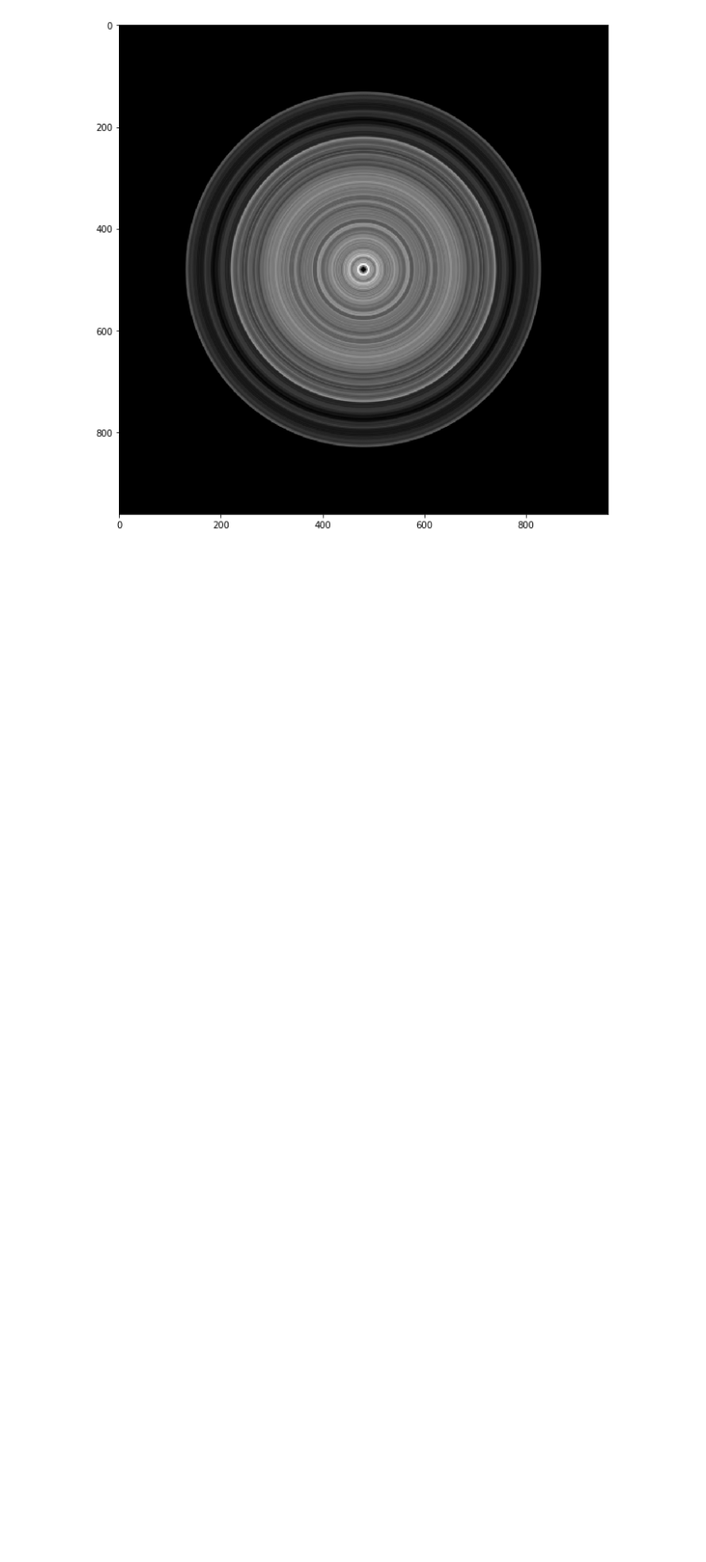
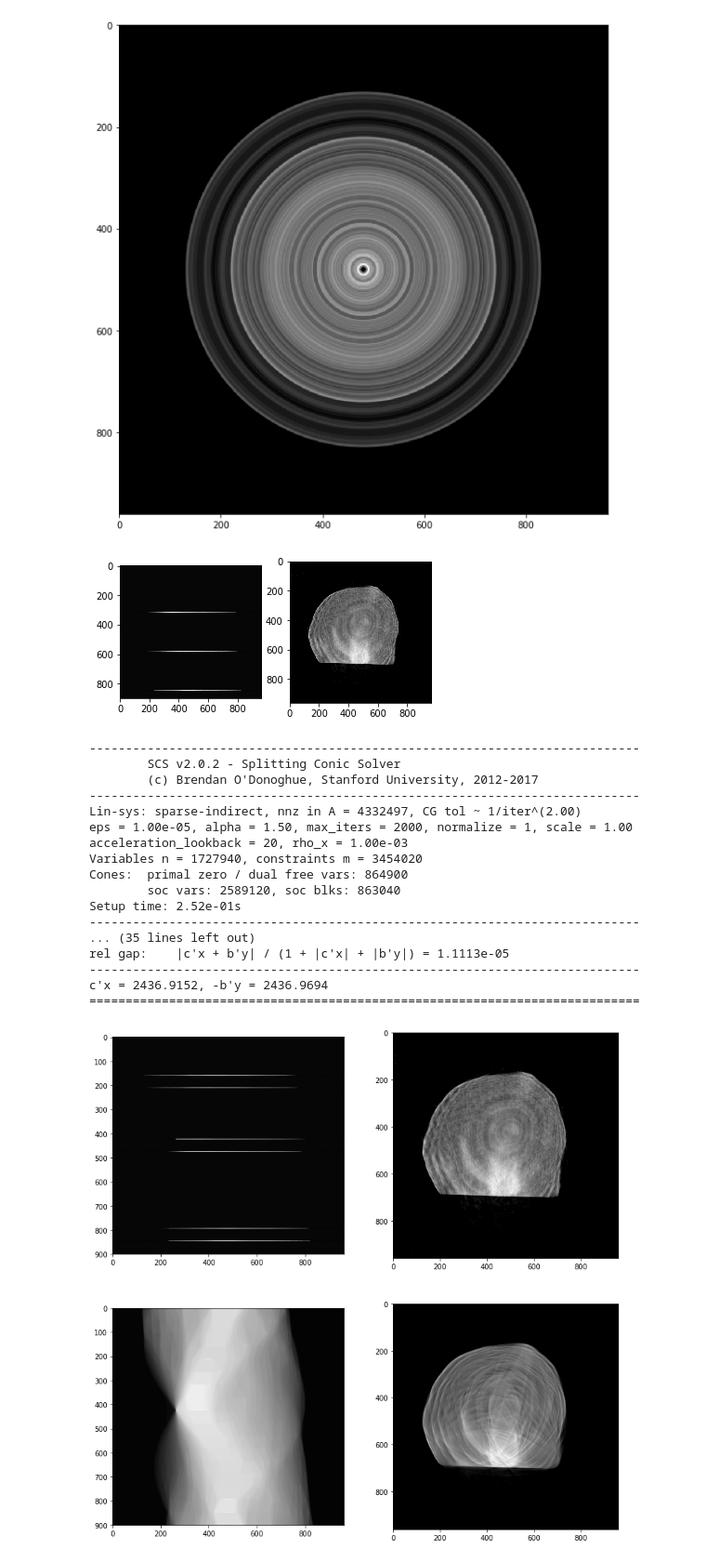
Before and after one commit to ZhaoqiangShen/computed_tomography, a Jupyter notebook: IPI Experiments.ipynb, the cells around one changed output. Shown at 93% size. Saved outputs shown, nothing was run; the diff lists cells and outputs as text; code cells hidden in the pictures; blank space fills up the shorter version.

Commit message:
TV Inpainting experiment.

```diff
--- a/IPI Experiments.ipynb
+++ b/IPI Experiments.ipynb
@@ -84,4 +84,24 @@ plt.imshow(all_same_reconstruction, cmap='gray')
 <matplotlib.image.AxesImage at 0x...>
 [figure]
 # %%
-experiments.tv_inpaint_sinogram(sinogram, proj_angles, drop_rate=0.95)
+experiments.tv_inpaint_sinogram(sinogram, proj_angles, drop_rate=0.98)
+# %% [output]
+[figure, added]
+----------------------------------------------------------------------------
+        SCS v2.0.2 - Splitting Conic Solver
+        (c) Brendan O'Donoghue, Stanford University, 2012-2017
+----------------------------------------------------------------------------
+Lin-sys: sparse-indirect, nnz in A = 4332497, CG tol ~ 1/iter^(2.00)
+eps = 1.00e-05, alpha = 1.50, max_iters = 2000, normalize = 1, scale = 1.00
+acceleration_lookback = 20, rho_x = 1.00e-03
+Variables n = 1727940, constraints m = 3454020
+Cones:  primal zero / dual free vars: 864900
+        soc vars: 2589120, soc blks: 863040
+Setup time: 2.52e-01s
+----------------------------------------------------------------------------
+... (35 lines left out)
+rel gap:    |c'x + b'y| / (1 + |c'x| + |b'y|) = 1.1113e-05
+----------------------------------------------------------------------------
+c'x = 2436.9152, -b'y = 2436.9694
+============================================================================
+[figure, added]
```
Also changed, not shown: parts of 2 cells of this notebook, 1 other file.
